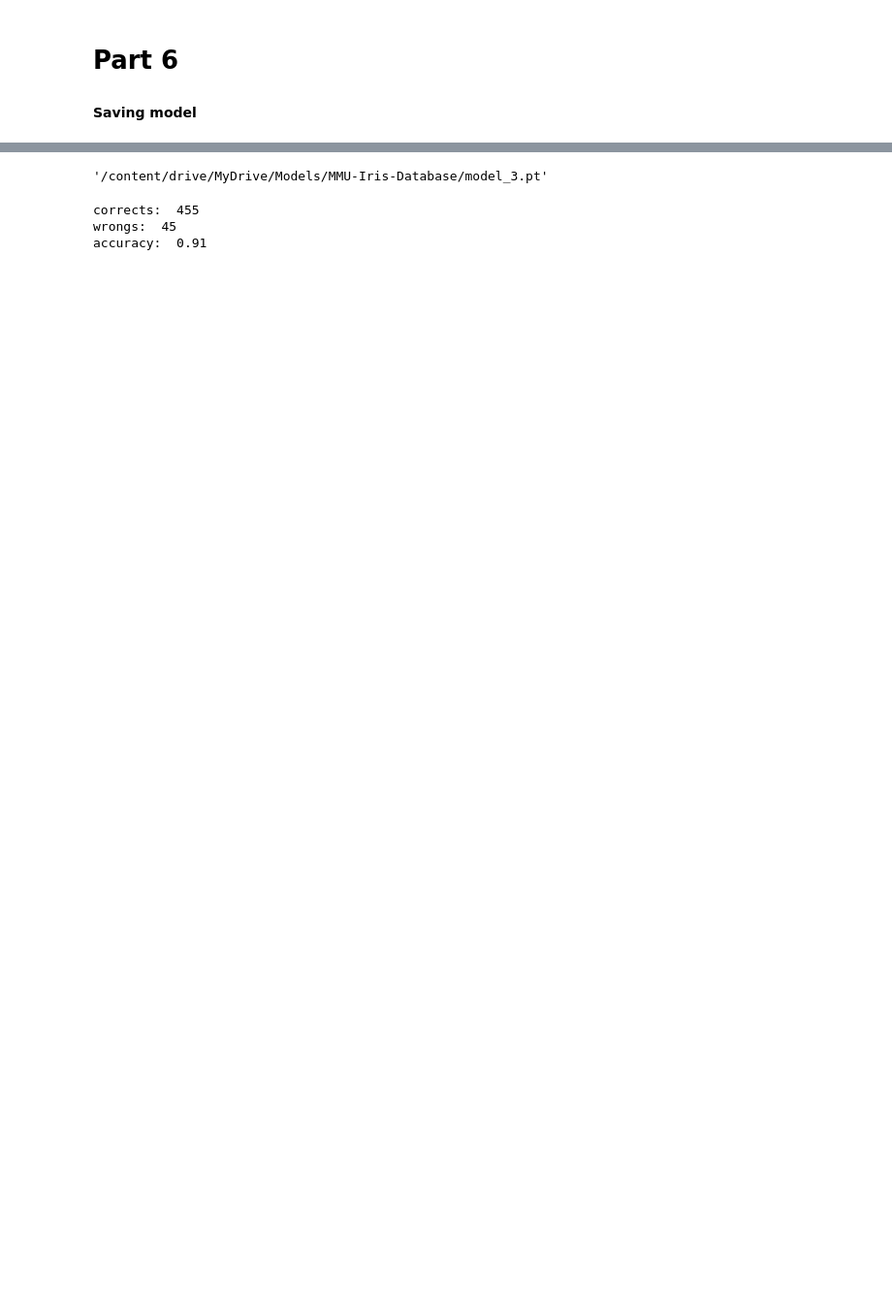
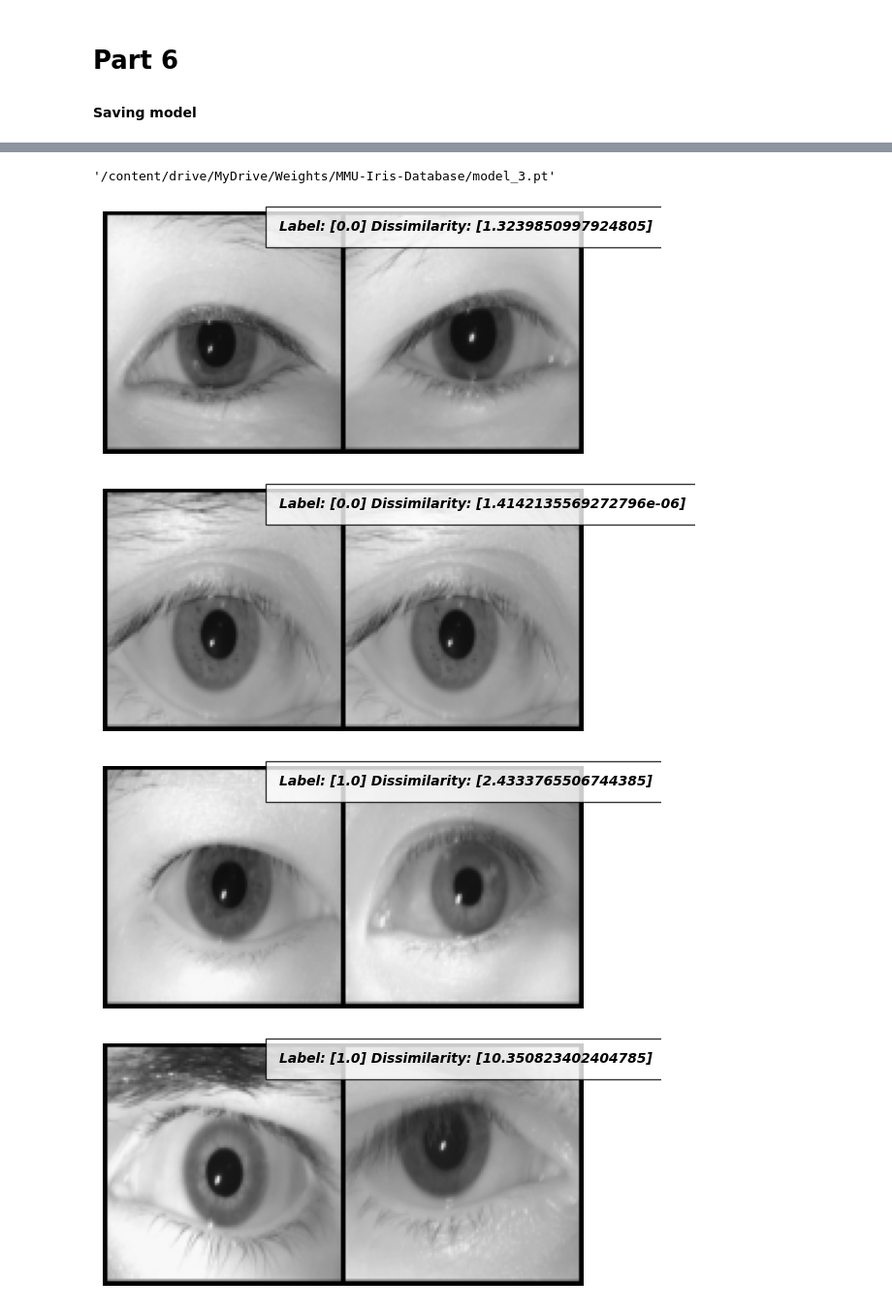
Before and after one commit to mehdee81/Identity-recognition-from-the-iris, a Jupyter notebook: model_3.ipynb, the cells around one changed output, grey strips where cells are left out. Shown: that part at 97% size. Cells and saved outputs as stored; diff of their text form; code cells hidden in the pictures; blank space fills up the shorter version.

Commit message:
Update model 3.

```diff
--- a/model_3.ipynb
+++ b/model_3.ipynb
@@ -140,0 +80,5 @@ Label: 1.0
+# %%
+# Resize the images and transform to tensors
+transformation = transforms.Compose([transforms.Resize((100,100)),
+                                     transforms.ToTensor()
+                                    ])
@@ -390,35 +491,30 @@ torch.save(model.state_dict(), 'model_3.pt')
 # %%
 import shutil
-shutil.copy2('model_3.pt', '/content/drive/MyDrive/Models/MMU-Iris-Database/model_3.pt')
+shutil.copy2('model_3.pt', '/content/drive/MyDrive/Weights/MMU-Iris-Database/model_3.pt')
 # %% [output]
-'/content/drive/MyDrive/Models/MMU-Iris-Database/model_3.pt'
+'/content/drive/MyDrive/Weights/MMU-Iris-Database/model_3.pt'
-# %%
-# accu
-corrects = []
-wrongs = []
-
-for i, data in enumerate(test_loader, 0):
-    img1, img2, label = data
-    img1, img2, label = img1.to(device), img2.to(device), label.to(device)
-
-    # Calculate the distance
-    with torch.no_grad():
-        img1, img2 = img1.to(device), img2.to(device)
-        output1, output2 = model(img1, img2)
-        # Calculate the Euclidean distance
-        euclidean_distance = nn.functional.pairwise_distance(output1, output2)
-
-    if (euclidean_distance.item() <= 0.4) and (label.item() == 1):
-        corrects.append(1)
-    elif (euclidean_distance.item() > 0.4) and (label.item() == 0):
-        corrects.append(1)
-    else:
-        wrongs.append(1)
-
-print("corrects: ",len(corrects))
-print("wrongs: ",len(wrongs))
-print("accuracy: ", (len(corrects) / (len(corrects) + len(wrongs))))
-# %% [output]
-corrects:  455
-wrongs:  45
-accuracy:  0.91
+# %%
+# Locate the test dataset and load it into the SiameseNetworkDataset
+folder_dataset_test = datasets.ImageFolder(root="MMU-Iris-Database/test/")
+siamese_dataset = SiameseNetworkDataset(imageFolderDataset=folder_dataset_test,
+                                        transform=transformation)
+test_dataloader = DataLoader(siamese_dataset, num_workers=2, batch_size=1, shuffle=True)
+
+# Grab one image that we are going to test
+dataiter = iter(test_dataloader)
+
+for i in range(5):
+    # Iterate over 5 images and test them with the first image (x0)
+    x0, x1, label = next(dataiter)
+
+    # Concatenate the two images together
+    concatenated = torch.cat((x0, x1), 0)
+
+    output1, output2 = model(x0.cuda(), x1.cuda())
+    euclidean_distance = F.pairwise_distance(output1, output2)
+    imshow(torchvision.utils.make_grid(concatenated), f'Label: {label.tolist()[0]} Dissimilarity: {euclidean_distance.tolist()}')
+# %% [output]
+[figure, added]
+[figure, added]
+[figure, added]
+[figure, added]
```
Also changed, not shown: parts of 19 cells of this notebook, 1 other file.
